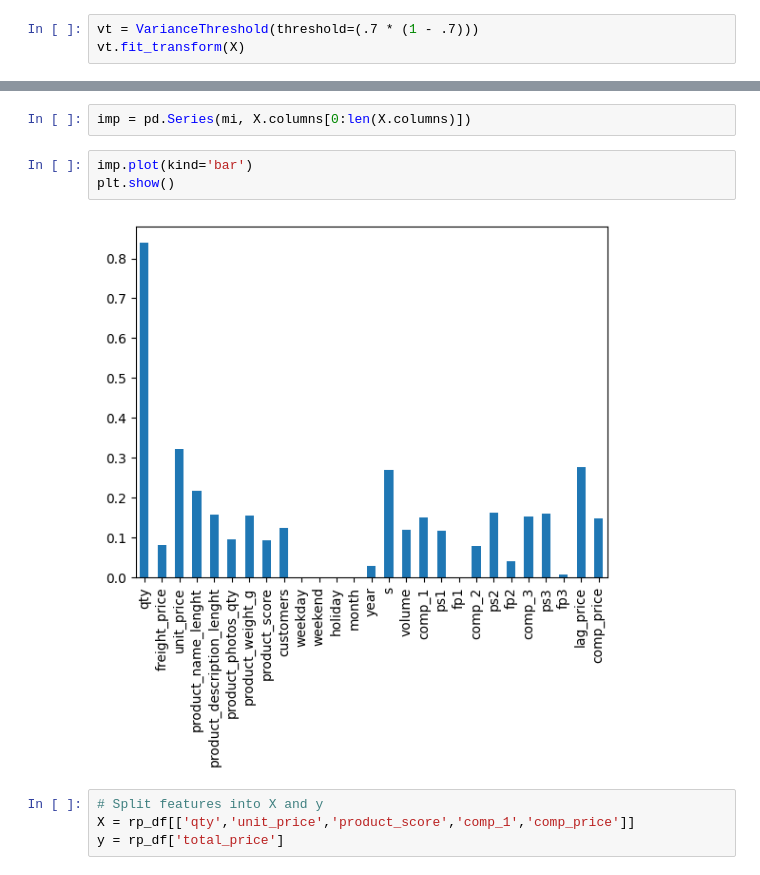
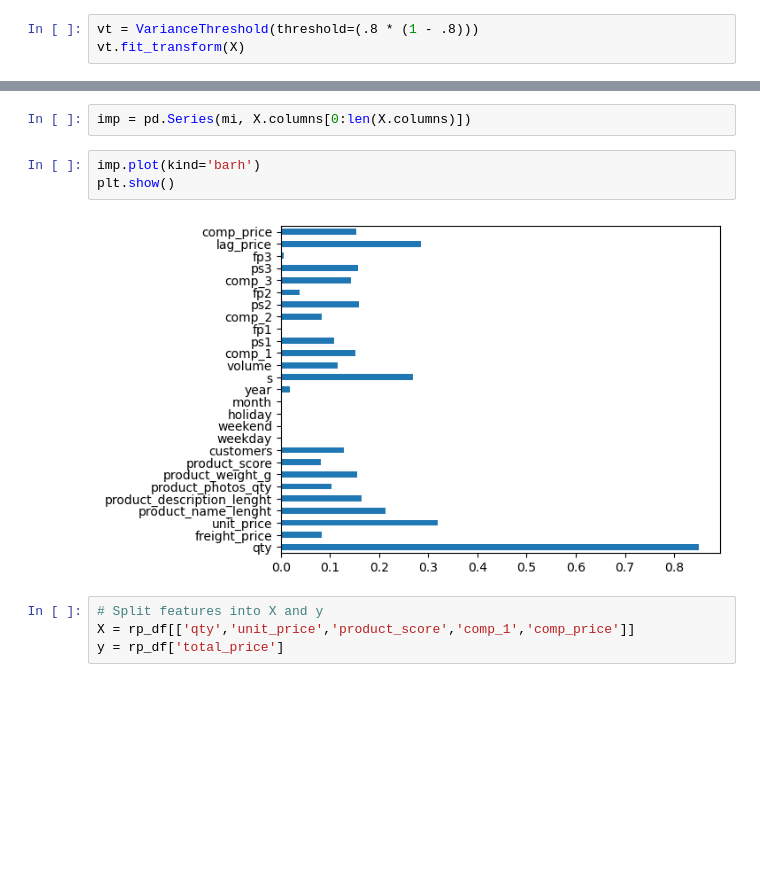
Before and after one commit to M-Hamza380/Retail-Price-Optimization, a Jupyter notebook: Retail Price Optimization.ipynb, the cells around one changed output, grey strips where cells are left out. Cells and saved outputs as stored; diff of their text form; blank space fills up the shorter version.

```diff
--- a/Retail Price Optimization.ipynb
+++ b/Retail Price Optimization.ipynb
@@ -444,7 +439,7 @@ X.shape
 # %% [output]
 (676, 27)
 # %%
-vt = VarianceThreshold(threshold=(.7 * (1 - .7)))
+vt = VarianceThreshold(threshold=(.8 * (1 - .8)))
 vt.fit_transform(X)
 # %% [output]
 array([[  1.        ,  15.1       ,  45.95      , ...,  15.1       ,
@@ -465,10 +481,10 @@ mi = mutual_info_regression(X, y)
 # %%
 imp = pd.Series(mi, X.columns[0:len(X.columns)])
 # %%
-imp.plot(kind='bar')
+imp.plot(kind='barh')
 plt.show()
 # %% [output]
-[figure, old version]
+[figure, new version]
 # %%
 # Split features into X and y
 X = rp_df[['qty','unit_price','product_score','comp_1','comp_price']]
```
Also changed, not shown: parts of 31 cells of this notebook.
